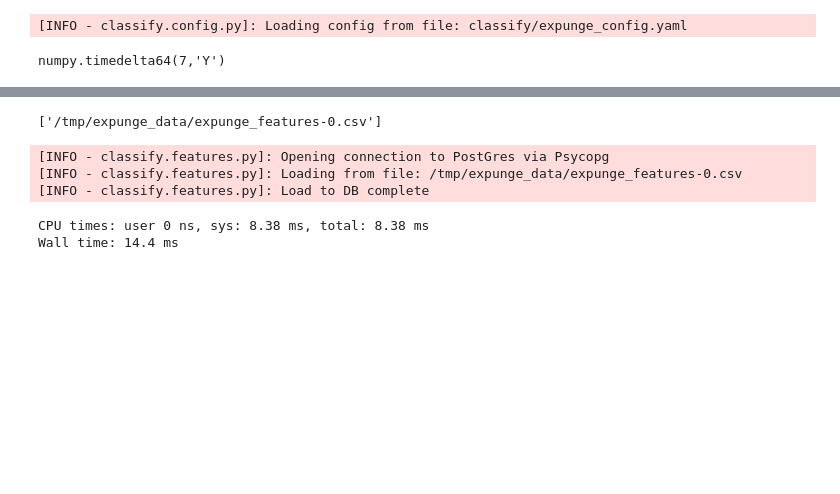
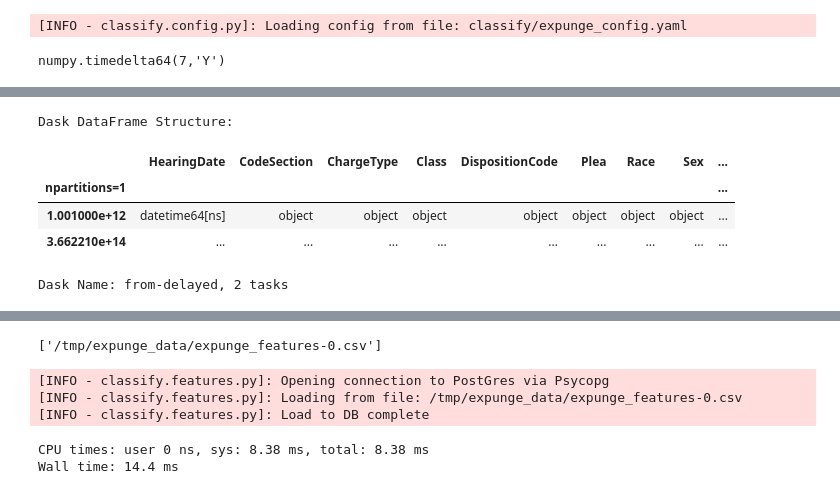
Before and after one commit to code-for-charlottesville/LAJC-expungement, a Jupyter notebook: expunge_features.ipynb, the cells around one changed output, grey strips where cells are left out. Saved outputs shown, nothing was run; the diff lists cells and outputs as text; code cells hidden in the pictures; blank space fills up the shorter version.

Commit message:
Update for shifted date columns fix

```diff
--- a/expunge_features.ipynb
+++ b/expunge_features.ipynb
@@ -61,3 +65,12 @@ Wall time: 30.7 s
+# %%
+ddf
+# %% [output]
+Dask DataFrame Structure:
+|  | HearingDate | CodeSection | ChargeType | Class | DispositionCode | Plea | Race | Sex | ... |
+| npartitions=1 |  |  |  |  |  |  |  |  | ... |
+| 1.001000e+12 | datetime64[ns] | object | object | object | object | object | object | object | ... |
+| 3.662210e+14 | ... | ... | ... | ... | ... | ... | ... | ... | ... |
+Dask Name: from-delayed, 2 tasks
 # %%
 ddf = clean_data(ddf)
 
```
Also changed, not shown: parts of 7 cells of this notebook, 1 other file.
